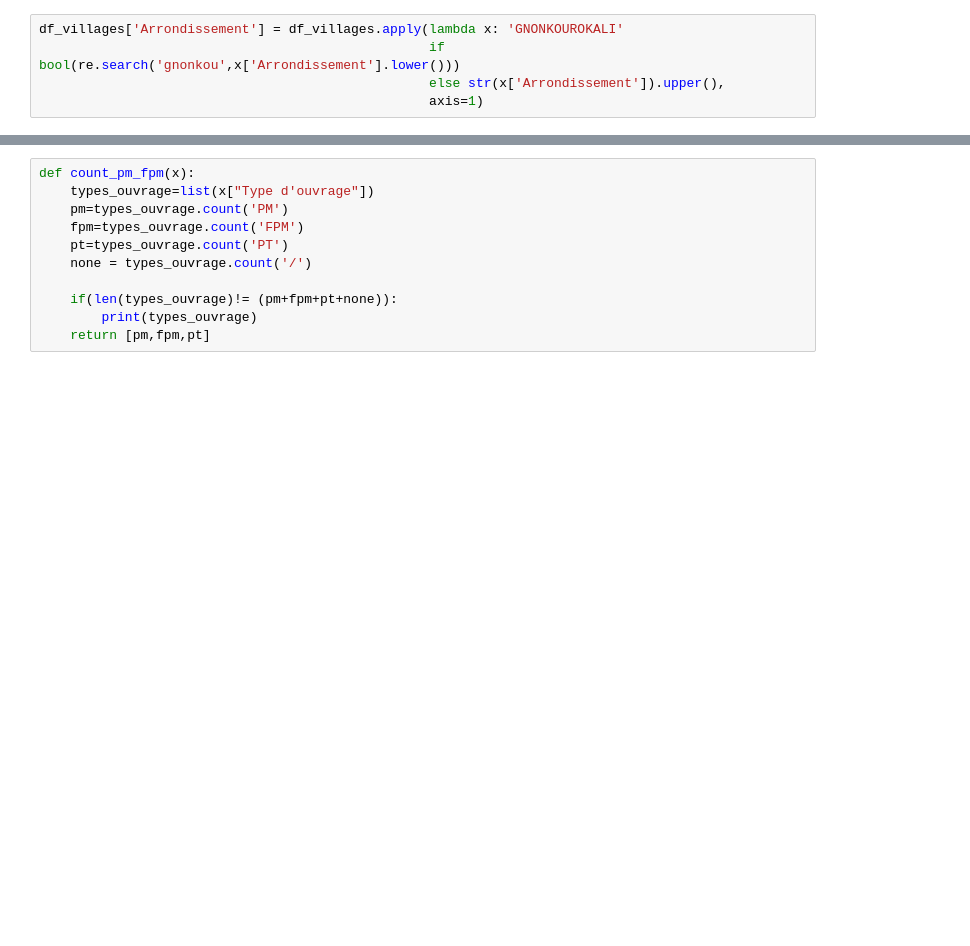
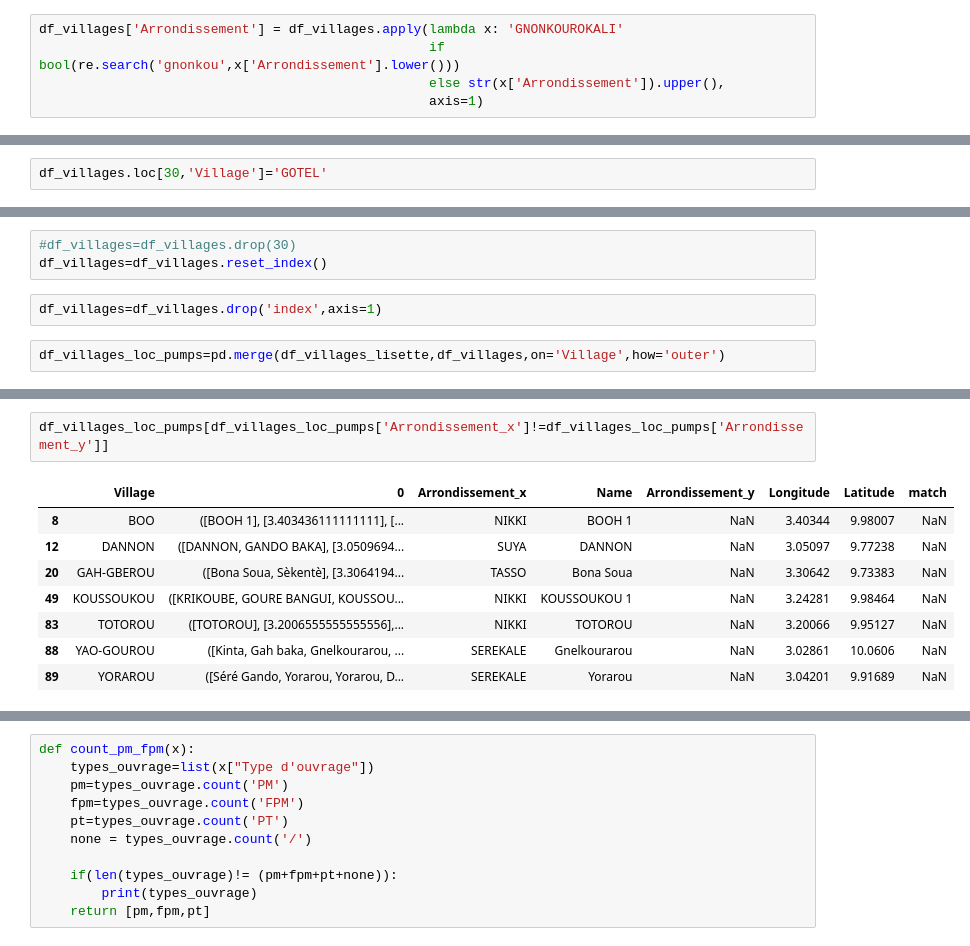
Before and after one commit to OANInternational/aguapp-ds, a Jupyter notebook: estructurar_bbdd_y_subir_a_firebase.ipynb, the cells around one changed output, grey strips where cells are left out. Saved outputs shown, nothing was run; the diff lists cells and outputs as text; blank space fills up the shorter version.

```diff
--- a/estructurar_bbdd_y_subir_a_firebase.ipynb
+++ b/estructurar_bbdd_y_subir_a_firebase.ipynb
@@ -878,0 +637,2 @@ df_villages_2009.Population=pd.to_numeric(df_villages_2009.Population, errors='c
+# %%
+df_villages.loc[30,'Village']='GOTEL'
@@ -878,0 +649,7 @@ df_villages_2009.Population=pd.to_numeric(df_villages_2009.Population, errors='c
+# %%
+#df_villages=df_villages.drop(30)
+df_villages=df_villages.reset_index()
+# %%
+df_villages=df_villages.drop('index',axis=1)
+# %%
+df_villages_loc_pumps=pd.merge(df_villages_lisette,df_villages,on='Village',how='outer')
@@ -878,0 +683,11 @@ df_villages_2009.Population=pd.to_numeric(df_villages_2009.Population, errors='c
+# %%
+df_villages_loc_pumps[df_villages_loc_pumps['Arrondissement_x']!=df_villages_loc_pumps['Arrondissement_y']]
+# %% [output]
+|  | Village | 0 | Arrondissement_x | Name | Arrondissement_y | Longitude | Latitude | match |
+| 8 | BOO | ([BOOH 1], [3.403436111111111], [... | NIKKI | BOOH 1 | NaN | 3.40344 | 9.98007 | NaN |
+| 12 | DANNON | ([DANNON, GANDO BAKA], [3.0509694... | SUYA | DANNON | NaN | 3.05097 | 9.77238 | NaN |
+| 20 | GAH-GBEROU | ([Bona Soua, Sèkentè], [3.3064194... | TASSO | Bona Soua | NaN | 3.30642 | 9.73383 | NaN |
+| 49 | KOUSSOUKOU | ([KRIKOUBE, GOURE BANGUI, KOUSSOU... | NIKKI | KOUSSOUKOU 1 | NaN | 3.24281 | 9.98464 | NaN |
+| 83 | TOTOROU | ([TOTOROU], [3.2006555555555556],... | NIKKI | TOTOROU | NaN | 3.20066 | 9.95127 | NaN |
+| 88 | YAO-GOUROU | ([Kinta, Gah baka, Gnelkourarou, ... | SEREKALE | Gnelkourarou | NaN | 3.02861 | 10.0606 | NaN |
+| 89 | YORAROU | ([Séré Gando, Yorarou, Yorarou, D... | SEREKALE | Yorarou | NaN | 3.04201 | 9.91689 | NaN |
```
Also changed, not shown: parts of 130 cells of this notebook.
